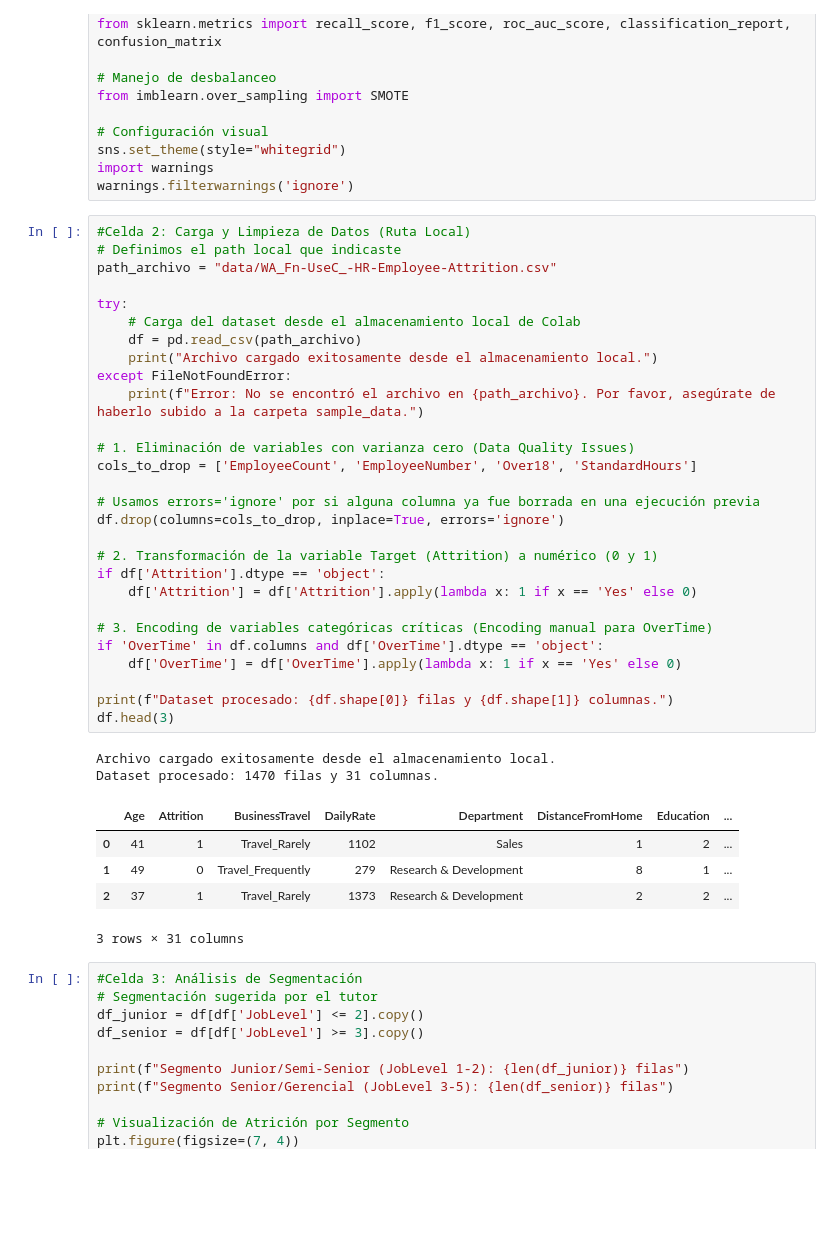
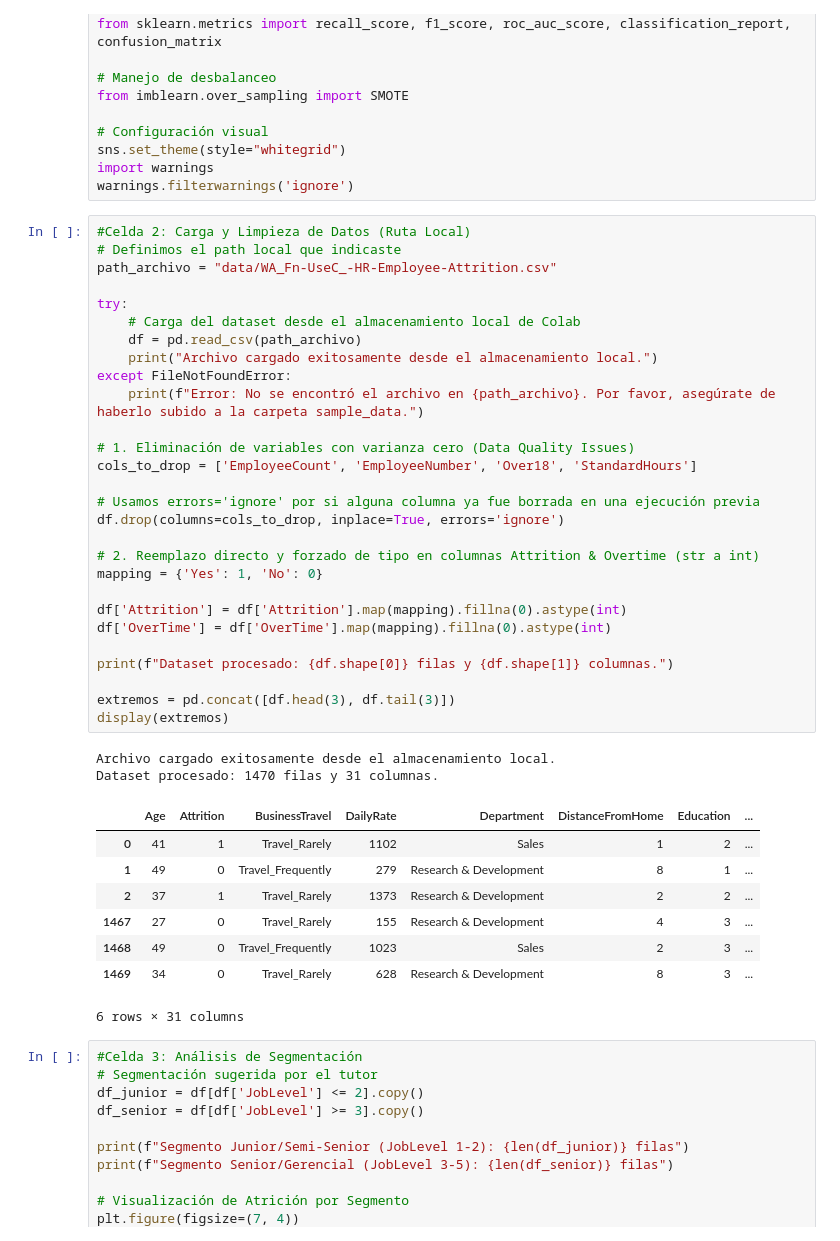
Before and after one commit to Tommensan2004/IBM-attrition, a Jupyter notebook: Desercion_IT_project.ipynb, the cells around one changed output. Drawn from its saved outputs; the diff is of its cells as text; blank space fills up the shorter version.

```diff
--- a/Desercion_IT_project.ipynb
+++ b/Desercion_IT_project.ipynb
@@ -22,39 +22,42 @@ warnings.filterwarnings('ignore')
 # %%
 #Celda 2: Carga y Limpieza de Datos (Ruta Local)
 # Definimos el path local que indicaste
 path_archivo = "data/WA_Fn-UseC_-HR-Employee-Attrition.csv"
 
 try:
     # Carga del dataset desde el almacenamiento local de Colab
     df = pd.read_csv(path_archivo)
     print("Archivo cargado exitosamente desde el almacenamiento local.")
 except FileNotFoundError:
     print(f"Error: No se encontró el archivo en {path_archivo}. Por favor, asegúrate de haberlo subido a la carpeta sample_data.")
 
 # 1. Eliminación de variables con varianza cero (Data Quality Issues)
 cols_to_drop = ['EmployeeCount', 'EmployeeNumber', 'Over18', 'StandardHours']
 
 # Usamos errors='ignore' por si alguna columna ya fue borrada en una ejecución previa
 df.drop(columns=cols_to_drop, inplace=True, errors='ignore')
 
-# 2. Transformación de la variable Target (Attrition) a numérico (0 y 1)
-if df['Attrition'].dtype == 'object':
-    df['Attrition'] = df['Attrition'].apply(lambda x: 1 if x == 'Yes' else 0)
+# 2. Reemplazo directo y forzado de tipo en columnas Attrition & Overtime (str a int)
+mapping = {'Yes': 1, 'No': 0}
 
-# 3. Encoding de variables categóricas críticas (Encoding manual para OverTime)
-if 'OverTime' in df.columns and df['OverTime'].dtype == 'object':
-    df['OverTime'] = df['OverTime'].apply(lambda x: 1 if x == 'Yes' else 0)
+df['Attrition'] = df['Attrition'].map(mapping).fillna(0).astype(int)
+df['OverTime'] = df['OverTime'].map(mapping).fillna(0).astype(int)
 
 print(f"Dataset procesado: {df.shape[0]} filas y {df.shape[1]} columnas.")
-df.head(3)
+
+extremos = pd.concat([df.head(3), df.tail(3)])
+display(extremos)
 # %% [output]
 Archivo cargado exitosamente desde el almacenamiento local.
 Dataset procesado: 1470 filas y 31 columnas.
 |  | Age | Attrition | BusinessTravel | DailyRate | Department | DistanceFromHome | Education | ... |
 | 0 | 41 | 1 | Travel_Rarely | 1102 | Sales | 1 | 2 | ... |
 | 1 | 49 | 0 | Travel_Frequently | 279 | Research & Development | 8 | 1 | ... |
 | 2 | 37 | 1 | Travel_Rarely | 1373 | Research & Development | 2 | 2 | ... |
+| 1467 | 27 | 0 | Travel_Rarely | 155 | Research & Development | 4 | 3 | ... |
+| 1468 | 49 | 0 | Travel_Frequently | 1023 | Sales | 2 | 3 | ... |
+| 1469 | 34 | 0 | Travel_Rarely | 628 | Research & Development | 8 | 3 | ... |
-3 rows × 31 columns
+6 rows × 31 columns
 # %%
 #Celda 3: Análisis de Segmentación
 # Segmentación sugerida por el tutor
```
